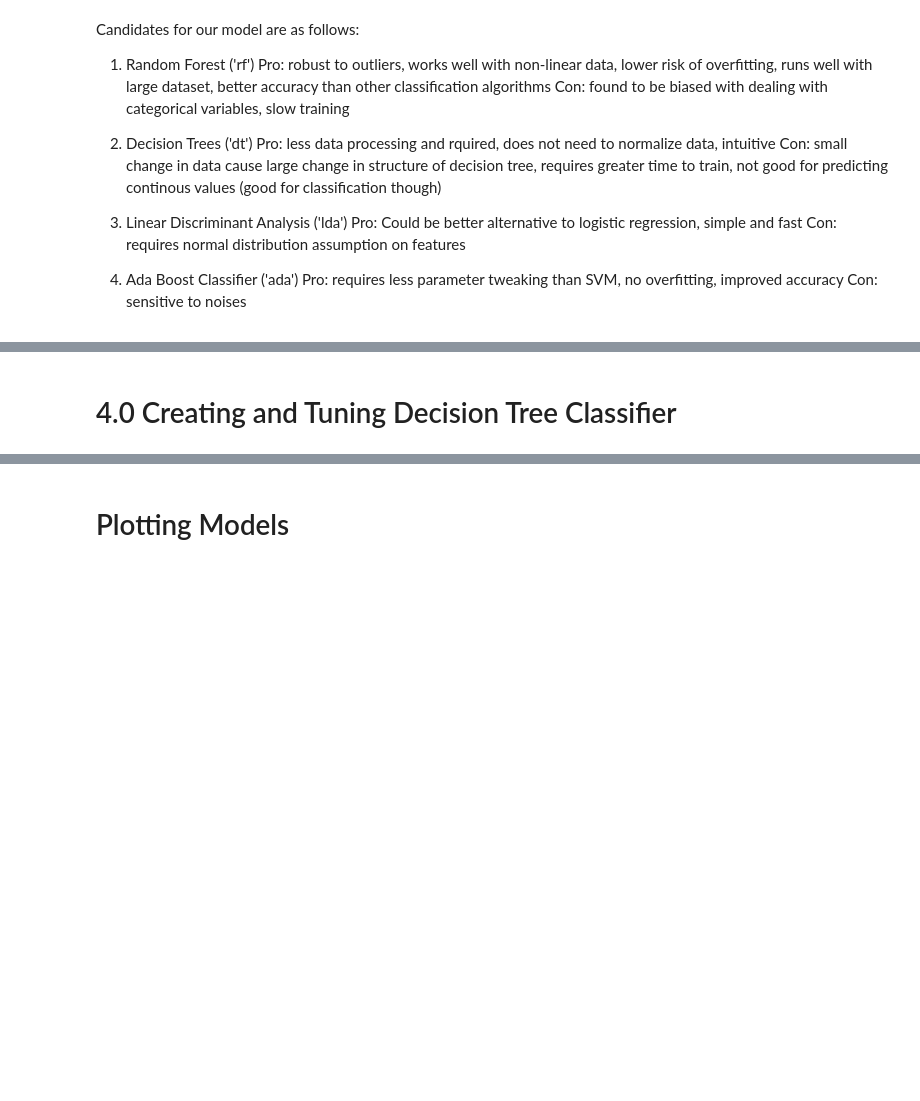
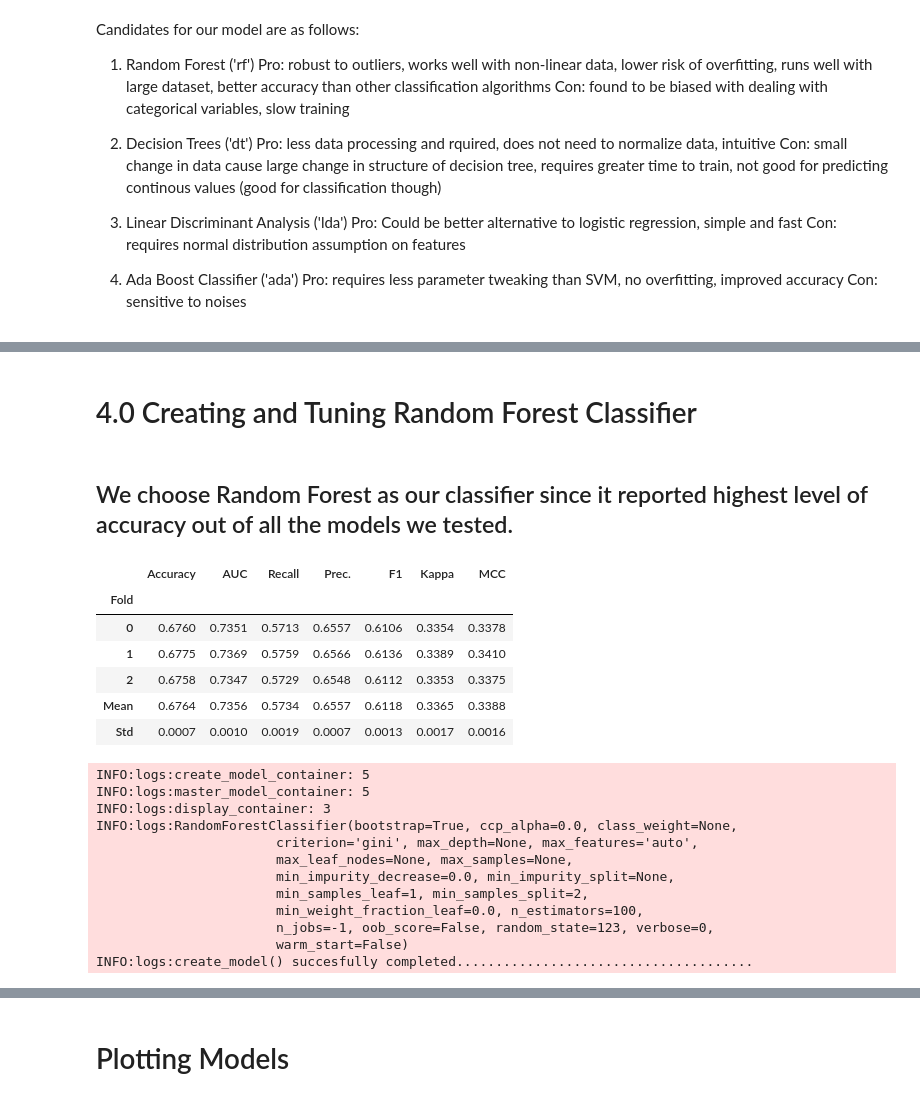
Before and after one commit to kwpark23/Airline-Delays, a Jupyter notebook: Airline_delay.ipynb, the cells around one changed output, grey strips where cells are left out. Drawn from its saved outputs; the diff is of its cells as text; code cells hidden in the pictures; blank space fills up the shorter version.

```diff
--- a/Airline_delay.ipynb
+++ b/Airline_delay.ipynb
@@ -347,6 +352,28 @@ print(best_model)
 # %% [markdown]
-# 4.0 Creating and Tuning Decision Tree Classifier
+# 4.0 Creating and Tuning Random Forest Classifier
+# %% [markdown]
+## We choose Random Forest as our classifier since it reported highest level of accuracy out of all the models we tested.
 # %%
-rf = create_model('rf')
+rf = create_model('rf', fold=4)
+# %% [output]
+|  | Accuracy | AUC | Recall | Prec. | F1 | Kappa | MCC |
+| Fold |  |  |  |  |  |  |  |
+| 0 | 0.6760 | 0.7351 | 0.5713 | 0.6557 | 0.6106 | 0.3354 | 0.3378 |
+| 1 | 0.6775 | 0.7369 | 0.5759 | 0.6566 | 0.6136 | 0.3389 | 0.3410 |
+| 2 | 0.6758 | 0.7347 | 0.5729 | 0.6548 | 0.6112 | 0.3353 | 0.3375 |
+| Mean | 0.6764 | 0.7356 | 0.5734 | 0.6557 | 0.6118 | 0.3365 | 0.3388 |
+| Std | 0.0007 | 0.0010 | 0.0019 | 0.0007 | 0.0013 | 0.0017 | 0.0016 |
+INFO:logs:create_model_container: 5
+INFO:logs:master_model_container: 5
+INFO:logs:display_container: 3
+INFO:logs:RandomForestClassifier(bootstrap=True, ccp_alpha=0.0, class_weight=None,
+                       criterion='gini', max_depth=None, max_features='auto',
+                       max_leaf_nodes=None, max_samples=None,
+                       min_impurity_decrease=0.0, min_impurity_split=None,
+                       min_samples_leaf=1, min_samples_split=2,
+                       min_weight_fraction_leaf=0.0, n_estimators=100,
+                       n_jobs=-1, oob_score=False, random_state=123, verbose=0,
+                       warm_start=False)
+INFO:logs:create_model() succesfully completed......................................
 # %%
 tuned_rf = tune_model(rf)
```
Also changed, not shown: parts of 13 cells of this notebook.
